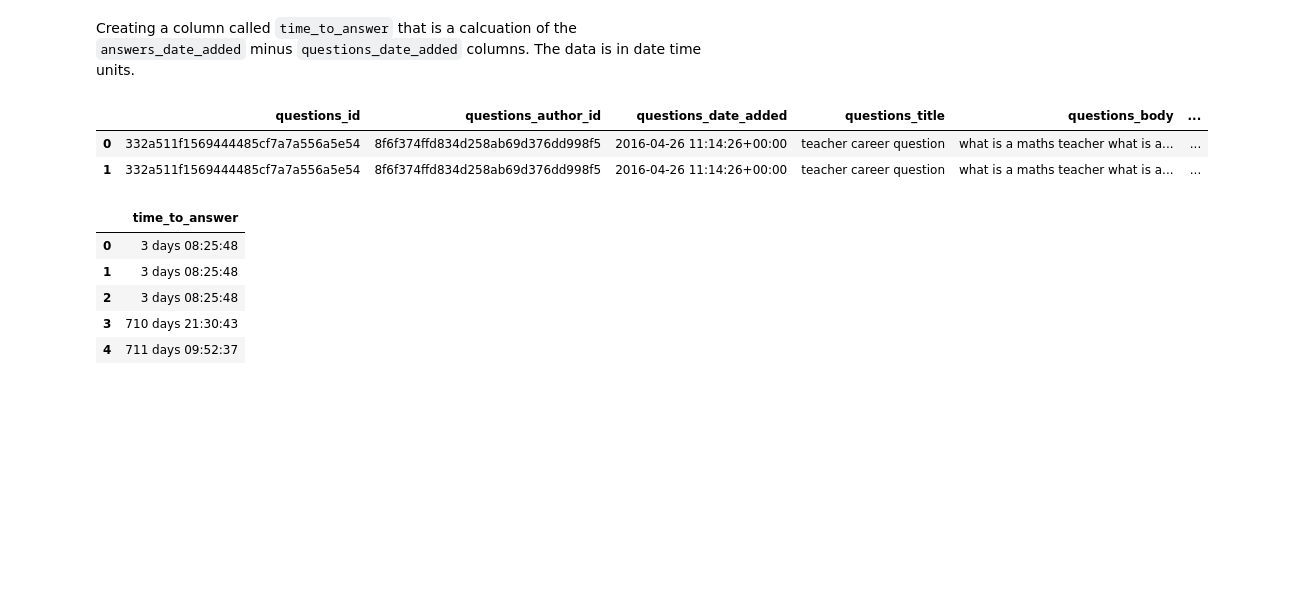
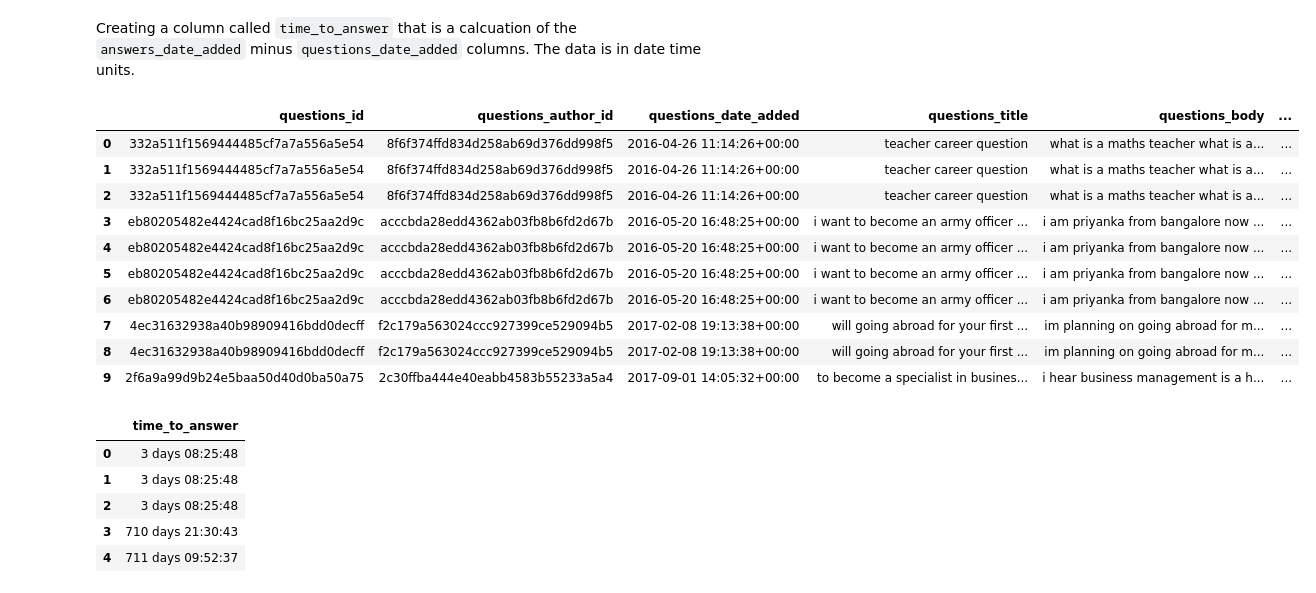
Before and after one commit to reneemarama/career_village, a Jupyter notebook: 3b_General_EDA.ipynb, the cells around one changed output. Cells and saved outputs as stored; diff of their text form; code cells hidden in the pictures; blank space fills up the shorter version.

```diff
--- a/3b_General_EDA.ipynb
+++ b/3b_General_EDA.ipynb
@@ -459,12 +464,22 @@ Creating a column called `time_to_answer` that is a calcuation of the `answers_d
 # %%
 data['time_to_answer'] = data['answers_date_added'] - data['questions_date_added']
 
+data['time_to_answer_secs'] = data['time_to_answer'].dt.days*24*60*60 + data['time_to_answer'].dt.seconds
+
 # [x.strftime("%Y-%m-%d %H:%M:%S") for x in data['time_to_answer']]
-data.head(2)
+data.head(10)
 # %% [output]
 |  | questions_id | questions_author_id | questions_date_added | questions_title | questions_body | ... |
 | 0 | 332a511f1569444485cf7a7a556a5e54 | 8f6f374ffd834d258ab69d376dd998f5 | 2016-04-26 11:14:26+00:00 | teacher career question | what is a maths teacher what is a... | ... |
 | 1 | 332a511f1569444485cf7a7a556a5e54 | 8f6f374ffd834d258ab69d376dd998f5 | 2016-04-26 11:14:26+00:00 | teacher career question | what is a maths teacher what is a... | ... |
+| 2 | 332a511f1569444485cf7a7a556a5e54 | 8f6f374ffd834d258ab69d376dd998f5 | 2016-04-26 11:14:26+00:00 | teacher career question | what is a maths teacher what is a... | ... |
+| 3 | eb80205482e4424cad8f16bc25aa2d9c | acccbda28edd4362ab03fb8b6fd2d67b | 2016-05-20 16:48:25+00:00 | i want to become an army officer ... | i am priyanka from bangalore now ... | ... |
+| 4 | eb80205482e4424cad8f16bc25aa2d9c | acccbda28edd4362ab03fb8b6fd2d67b | 2016-05-20 16:48:25+00:00 | i want to become an army officer ... | i am priyanka from bangalore now ... | ... |
+| 5 | eb80205482e4424cad8f16bc25aa2d9c | acccbda28edd4362ab03fb8b6fd2d67b | 2016-05-20 16:48:25+00:00 | i want to become an army officer ... | i am priyanka from bangalore now ... | ... |
+| 6 | eb80205482e4424cad8f16bc25aa2d9c | acccbda28edd4362ab03fb8b6fd2d67b | 2016-05-20 16:48:25+00:00 | i want to become an army officer ... | i am priyanka from bangalore now ... | ... |
+| 7 | 4ec31632938a40b98909416bdd0decff | f2c179a563024ccc927399ce529094b5 | 2017-02-08 19:13:38+00:00 | will going abroad for your first ... | im planning on going abroad for m... | ... |
+| 8 | 4ec31632938a40b98909416bdd0decff | f2c179a563024ccc927399ce529094b5 | 2017-02-08 19:13:38+00:00 | will going abroad for your first ... | im planning on going abroad for m... | ... |
+| 9 | 2f6a9a99d9b24e5baa50d40d0ba50a75 | 2c30ffba444e40eabb4583b55233a5a4 | 2017-09-01 14:05:32+00:00 | to become a specialist in busines... | i hear business management is a h... | ... |
 # %%
 data[['time_to_answer']].head()
 # %% [output]
```
Also changed, not shown: parts of 9 cells of this notebook, 8 other files.
